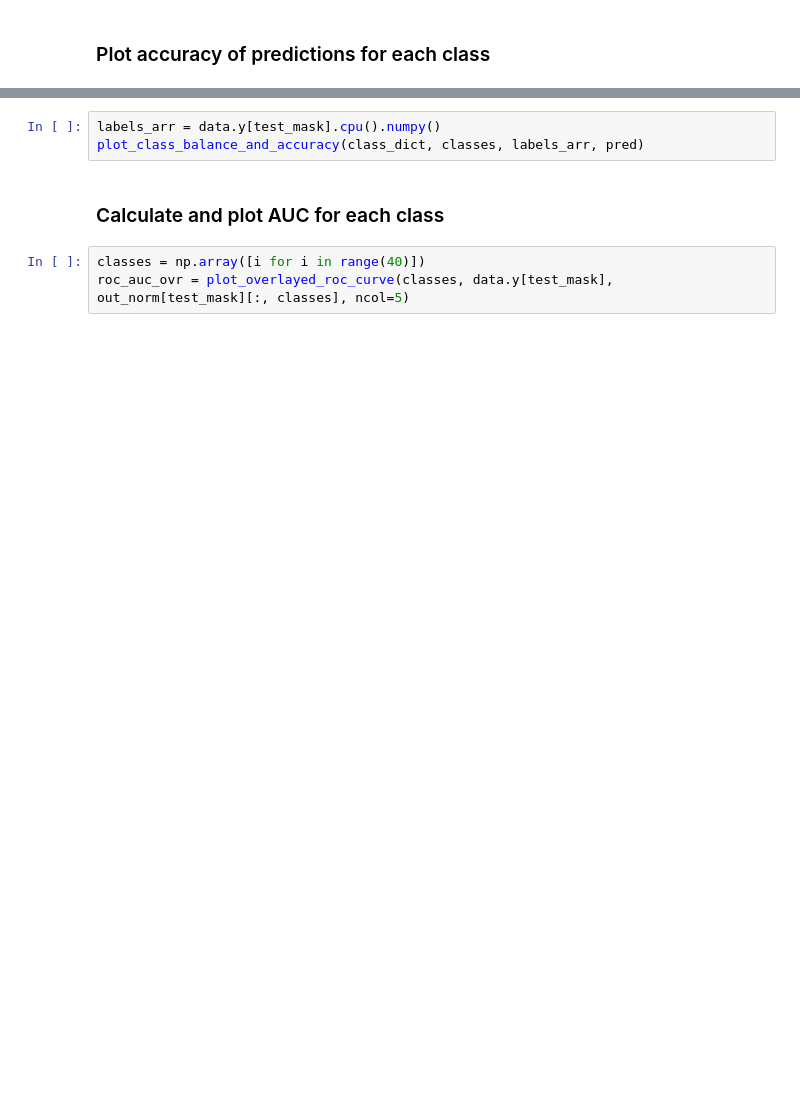
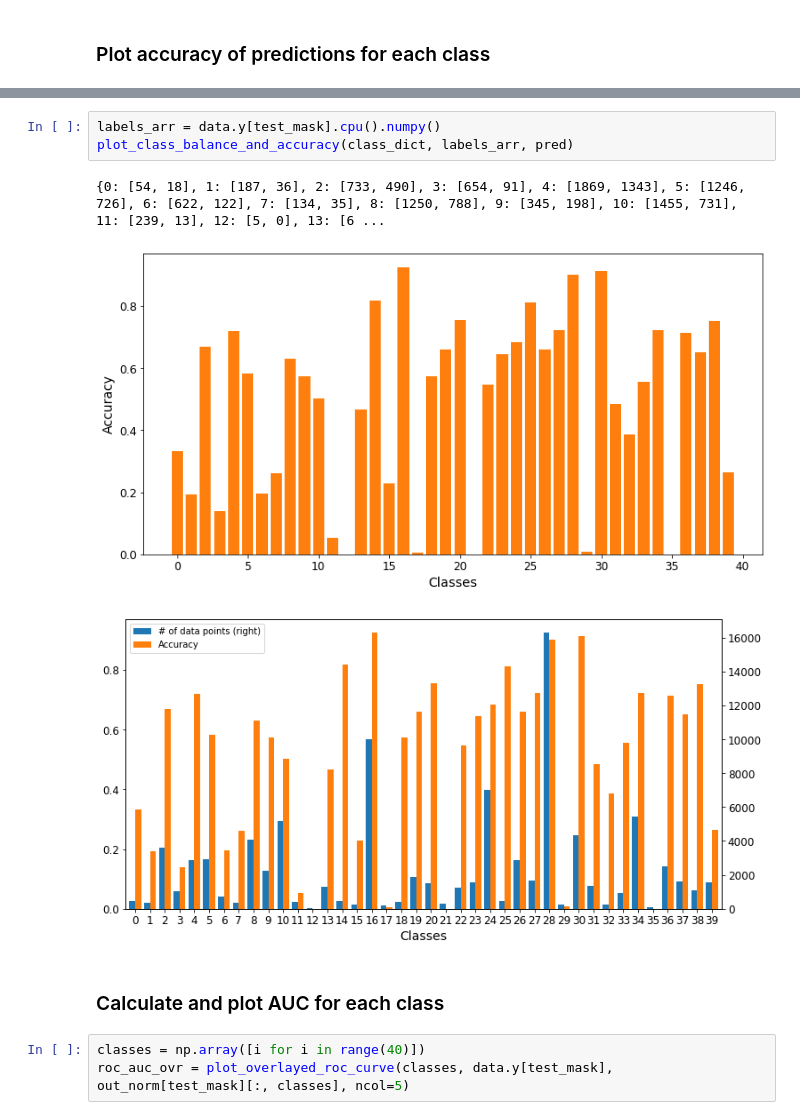
Before and after one commit to JavierZhao/semi-supervised-tests, a Jupyter notebook: Jupyter/unimp_arxiv.ipynb, the cells around one changed output, grey strips where cells are left out. Cells and saved outputs as stored; diff of their text form; blank space fills up the shorter version.

```diff
--- a/Jupyter/unimp_arxiv.ipynb
+++ b/Jupyter/unimp_arxiv.ipynb
@@ -371,6 +373,10 @@ plt.show()
 # %%
 labels_arr = data.y[test_mask].cpu().numpy()
-plot_class_balance_and_accuracy(class_dict, classes, labels_arr, pred)
+plot_class_balance_and_accuracy(class_dict, labels_arr, pred)
+# %% [output]
+{0: [54, 18], 1: [187, 36], 2: [733, 490], 3: [654, 91], 4: [1869, 1343], 5: [1246, 726], 6: [622, 122], 7: [134, 35], 8: [1250, 788], 9: [345, 198], 10: [1455, 731], 11: [239, 13], 12: [5, 0], 13: [6 ...
+[figure, added]
+[figure, added]
 # %% [markdown]
 ### Calculate and plot AUC for each class
 # %%
```
Also changed, not shown: parts of 9 cells of this notebook, 1 other file.
